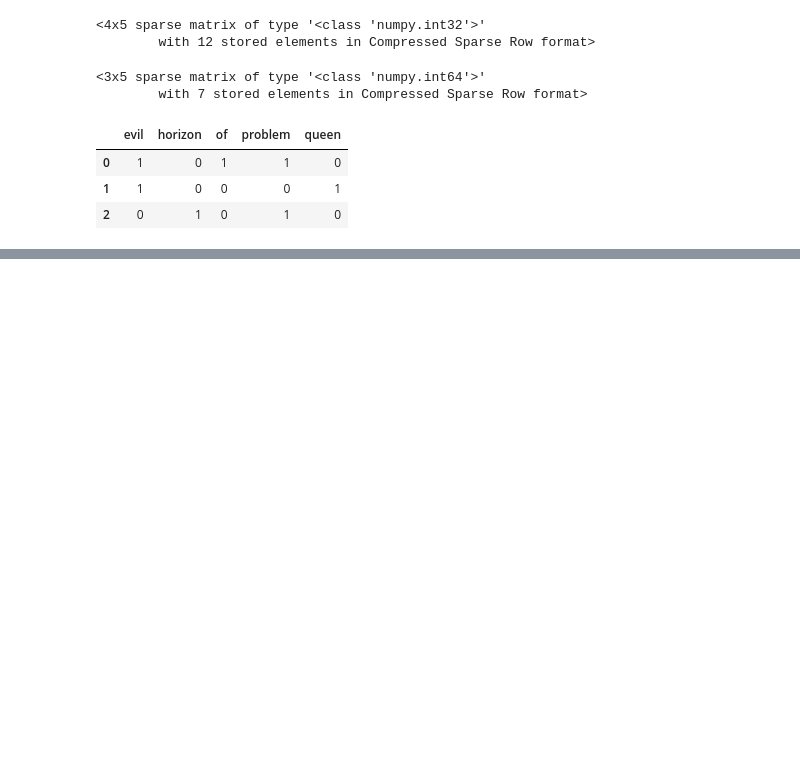
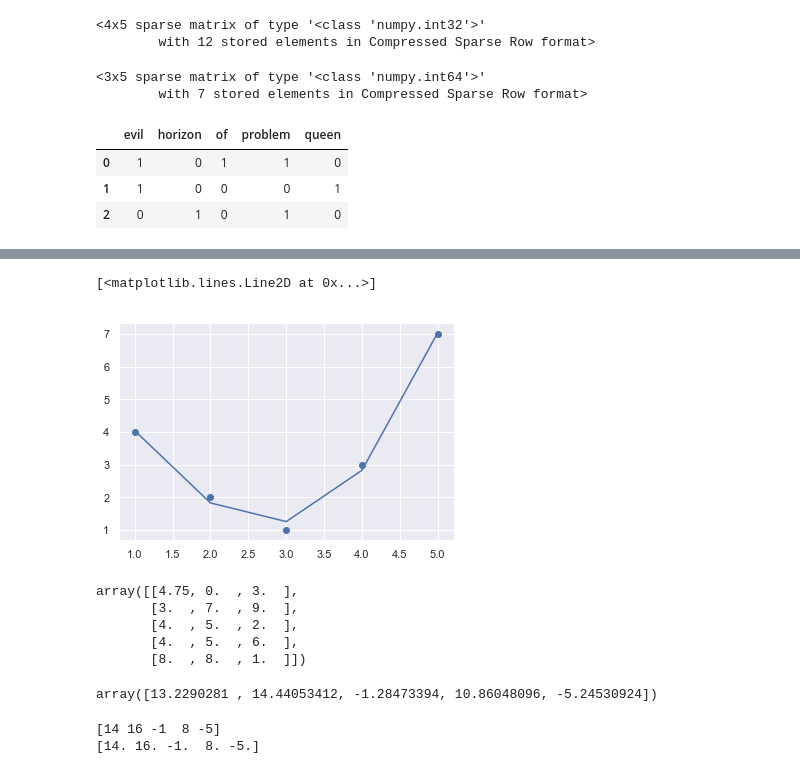
Before and after one commit to Lay4U/ROTS_StepByStep, a Jupyter notebook: Python_Data_Science_Handbook/Chapter5.ipynb, the cells around one changed output, grey strips where cells are left out. Drawn from its saved outputs; the diff is of its cells as text; code cells hidden in the pictures; blank space fills up the shorter version.

```diff
--- a/Python_Data_Science_Handbook/Chapter5.ipynb
+++ b/Python_Data_Science_Handbook/Chapter5.ipynb
@@ -426,0 +465,8 @@ pd.DataFrame(X.toarray(), columns=vec.get_feature_names())
+# %%
+model = LinearRegression().fit(X2, y)
+yfit = model.predict(X2)
+plt.scatter(x, y)
+plt.plot(x, yfit)
+# %% [output]
+[<matplotlib.lines.Line2D at 0x...>]
+[figure, added]
@@ -426,0 +481,16 @@ pd.DataFrame(X.toarray(), columns=vec.get_feature_names())
+# %%
+from sklearn.preprocessing import Imputer
+imp = Imputer(strategy='mean')
+X2 = imp.fit_transform(X)
+X2
+# %% [output]
+array([[4.75, 0.  , 3.  ],
+       [3.  , 7.  , 9.  ],
+       [4.  , 5.  , 2.  ],
+       [4.  , 5.  , 6.  ],
+       [8.  , 8.  , 1.  ]])
+# %%
+model = LinearRegression().fit(X2, y)
+model.predict(X2)
+# %% [output]
+array([13.2290281 , 14.44053412, -1.28473394, 10.86048096, -5.24530924])
@@ -426,0 +500,7 @@ pd.DataFrame(X.toarray(), columns=vec.get_feature_names())
+# %%
+model.fit(X, y)
+print(y)
+print(model.predict(X))
+# %% [output]
+[14 16 -1  8 -5]
+[14. 16. -1.  8. -5.]
```
Also changed, not shown: parts of 51 cells of this notebook, 36 other files.
